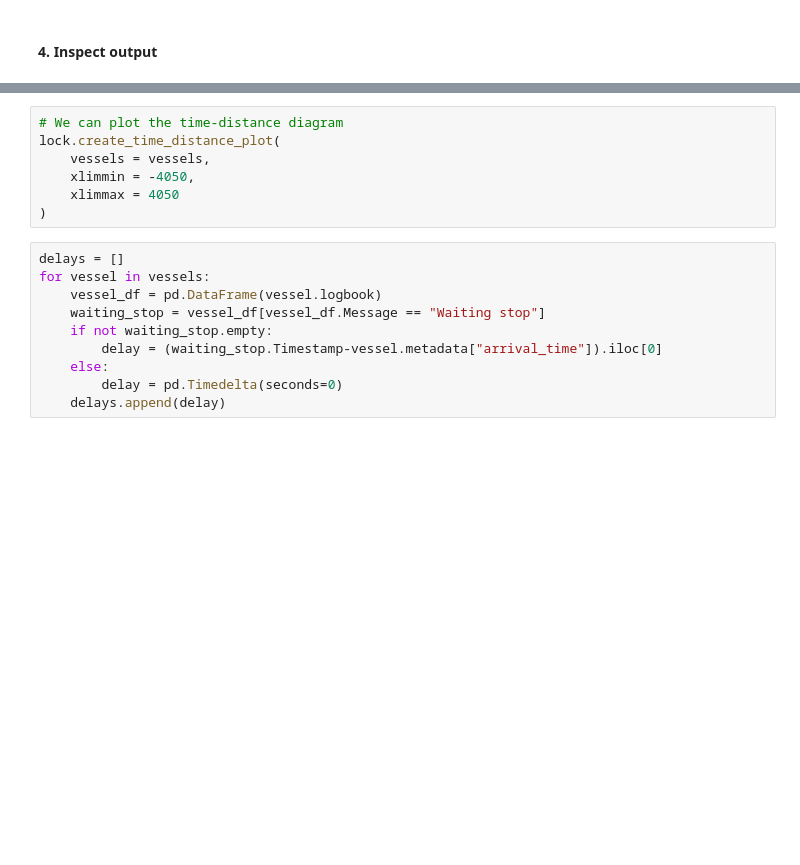
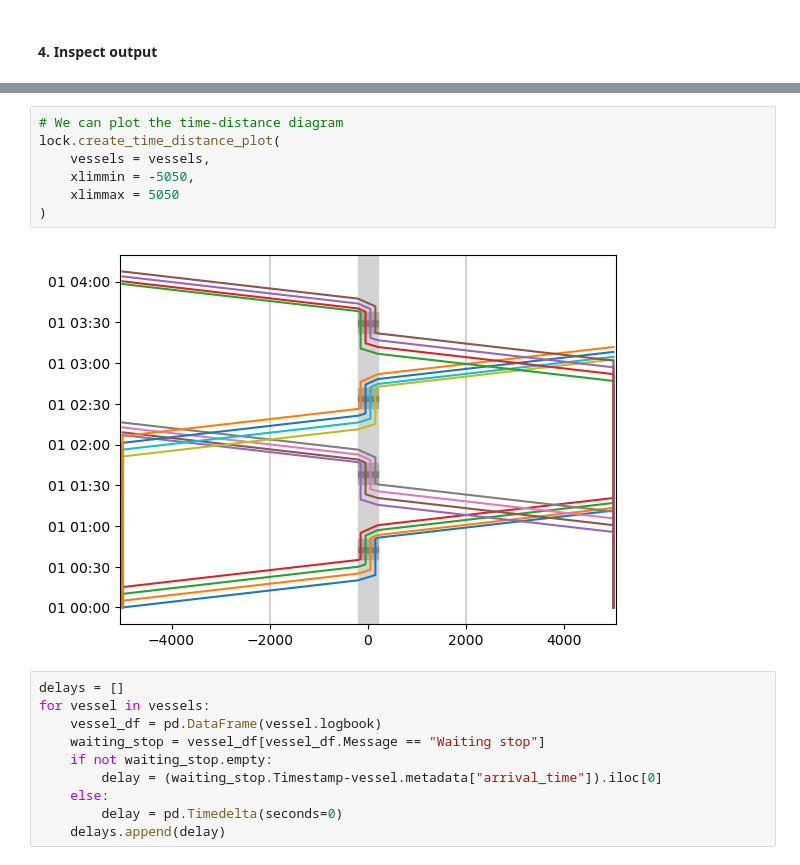
Before and after one commit to TUDelft-CITG/OpenTNSim, a Jupyter notebook: notebooks/0202 - Lock IC.ipynb, the cells around one changed output, grey strips where cells are left out. Saved outputs shown, nothing was run; the diff lists cells and outputs as text; blank space fills up the shorter version.

```diff
--- a/notebooks/0202 - Lock IC.ipynb
+++ b/notebooks/0202 - Lock IC.ipynb
@@ -222,10 +295,12 @@ display(lock_df)
 # %%
 # We can plot the time-distance diagram
 lock.create_time_distance_plot(
     vessels = vessels,
-    xlimmin = -4050,
-    xlimmax = 4050
+    xlimmin = -5050,
+    xlimmax = 5050
 )
+# %% [output]
+[figure, added]
 # %%
 delays = []
 for vessel in vessels:
```
Also changed, not shown: parts of 19 cells of this notebook.
